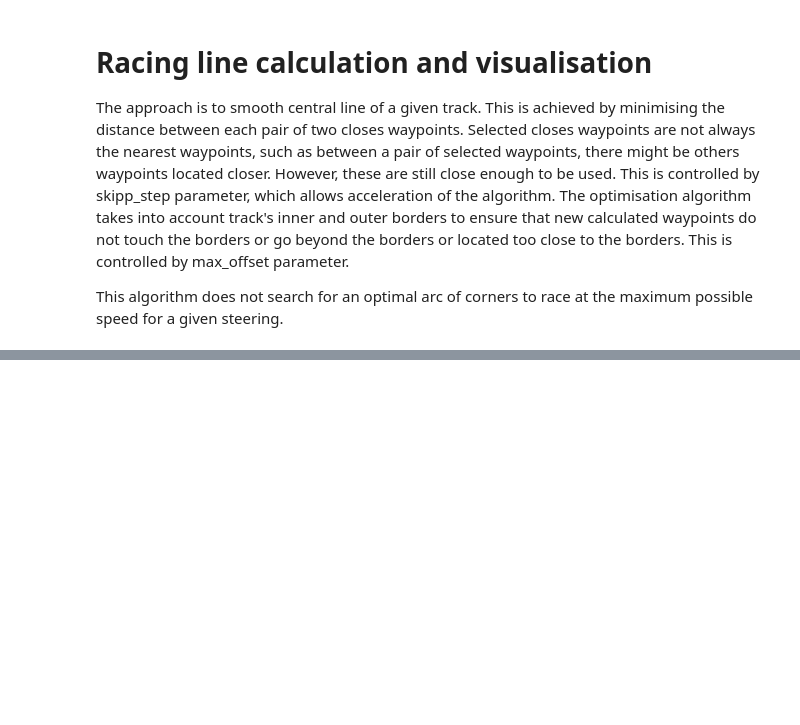
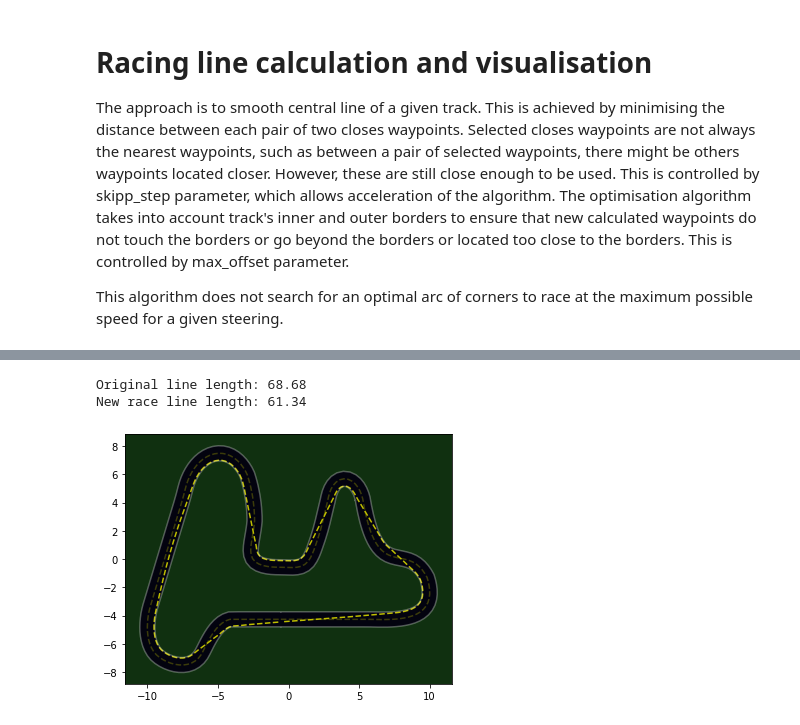
Before and after one commit to dp770/aws_deepracer_worksheet, a Jupyter notebook: src/racing_line.ipynb, the cells around one changed output, grey strips where cells are left out. Cells and saved outputs as stored; diff of their text form; code cells hidden in the pictures; blank space fills up the shorter version.

```diff
--- a/src/racing_line.ipynb
+++ b/src/racing_line.ipynb
@@ -116,8 +147,13 @@ track.show()
 # %%
 smooth_cline2 = smooth_central_line(center_line, max_offset, skip_step=2)
 track = show_smooth_line(smooth_cline2, center_line, inner_border, outer_border)
-track.savefig("../tracks/%s_v2.png" % TRACK_NAME, bbox_inches='tight', dpi=200)
+if GENERATE_IMAGE_FILES:
+    track.savefig("../tracks/%s_v2.png" % TRACK_NAME, bbox_inches='tight', dpi=200)
 track.show()
+# %% [output]
+Original line length: 68.68
+New race line length: 61.34
+[figure, added]
 # %%
 smooth_cline3 = smooth_central_line(center_line, max_offset, 0.10, 0.15, 0.50, 0.15, 0.10, skip_step=3)
 track = show_smooth_line(smooth_cline3, center_line, inner_border, outer_border)
```
Also changed, not shown: parts of 6 cells of this notebook.
